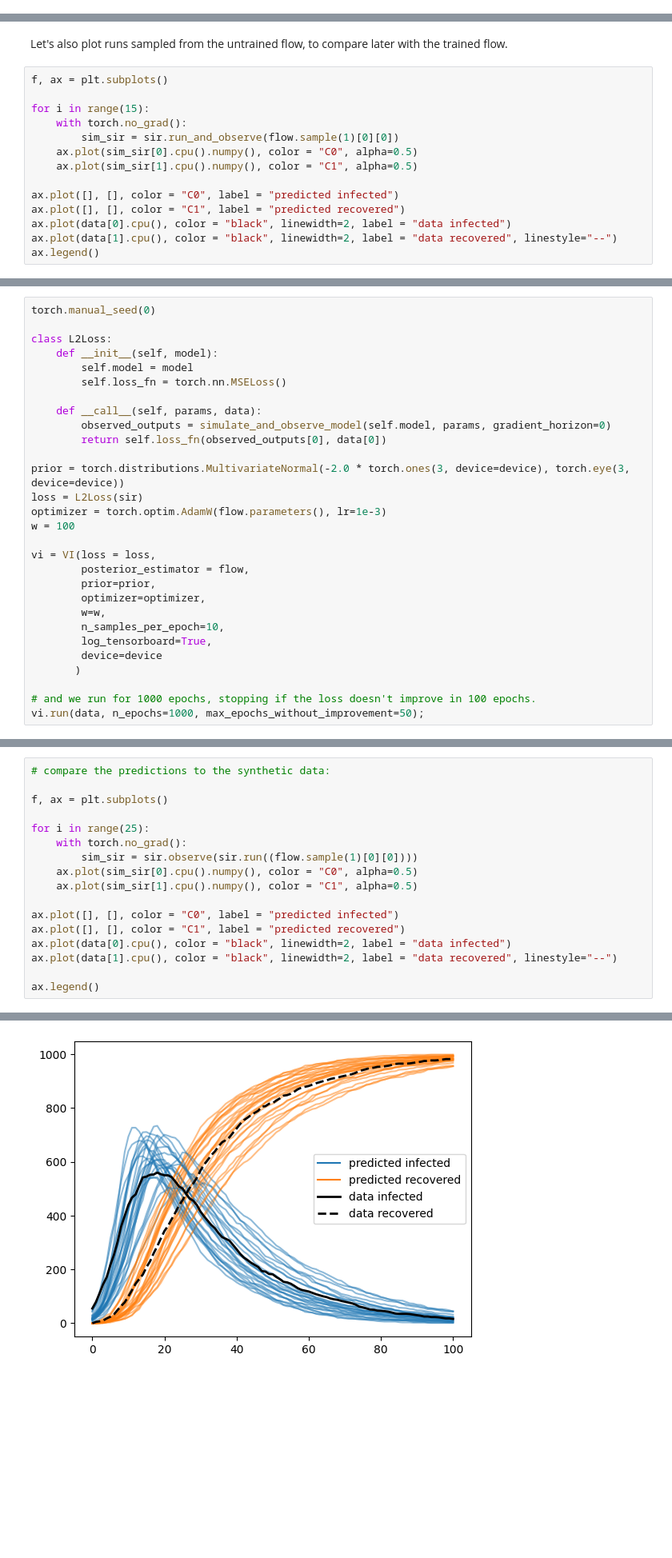
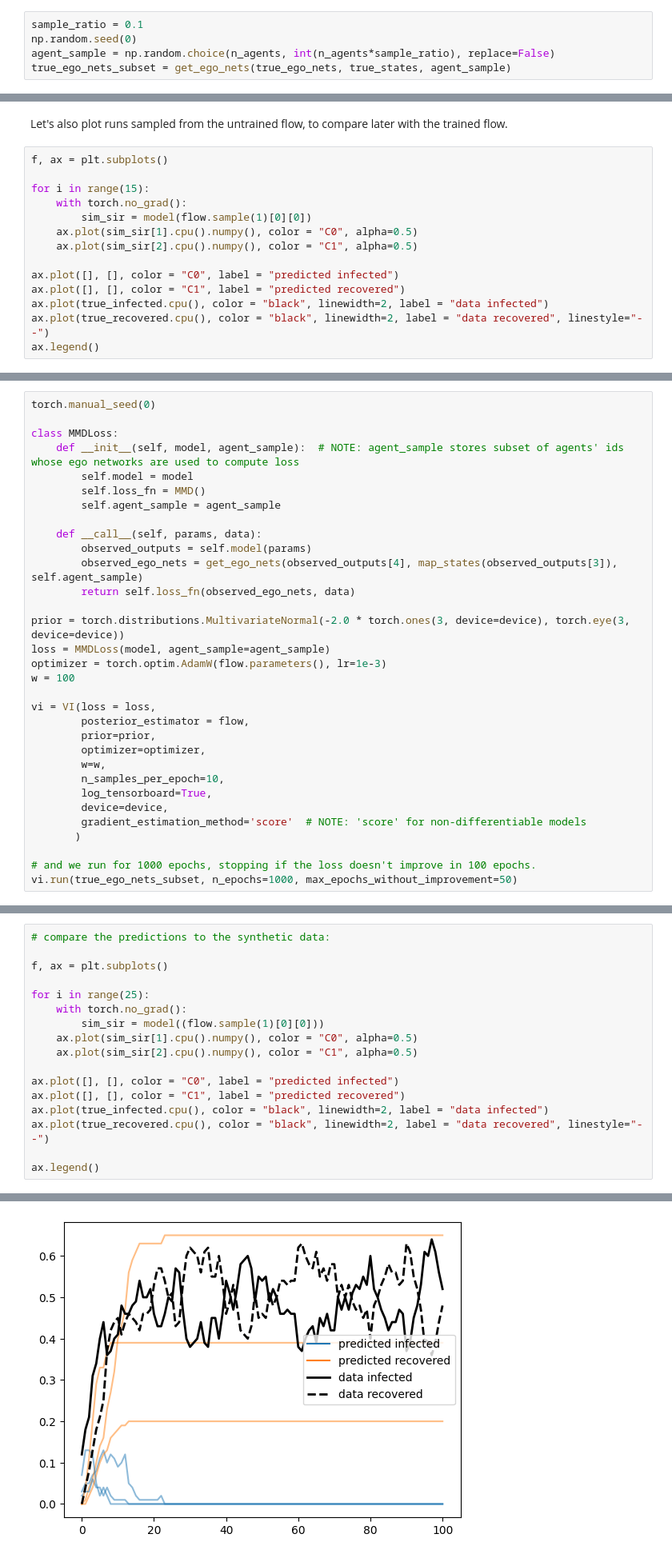
Before and after one commit to AnonyMouse3005/sir-substance-use, a Jupyter notebook: 02-SIR.ipynb, the cells around one changed output, grey strips where cells are left out. Shown at 80% size. Saved outputs shown, nothing was run; the diff lists cells and outputs as text; blank space fills up the shorter version.

```diff
--- a/02-SIR.ipynb
+++ b/02-SIR.ipynb
@@ -38,3 +65,8 @@ Wall time: 48 ms
+# %%
+sample_ratio = 0.1
+np.random.seed(0)
+agent_sample = np.random.choice(n_agents, int(n_agents*sample_ratio), replace=False)
+true_ego_nets_subset = get_ego_nets(true_ego_nets, true_states, agent_sample)
 # %%
 f, ax = plt.subplots()
 ax.plot(true_infected.cpu(), label = "active infected")
@@ -76,14 +108,14 @@ f, ax = plt.subplots()
 
 for i in range(15):
     with torch.no_grad():
-        sim_sir = sir.run_and_observe(flow.sample(1)[0][0])
-    ax.plot(sim_sir[0].cpu().numpy(), color = "C0", alpha=0.5)
-    ax.plot(sim_sir[1].cpu().numpy(), color = "C1", alpha=0.5)
+        sim_sir = model(flow.sample(1)[0][0])
+    ax.plot(sim_sir[1].cpu().numpy(), color = "C0", alpha=0.5)
+    ax.plot(sim_sir[2].cpu().numpy(), color = "C1", alpha=0.5)
 
 ax.plot([], [], color = "C0", label = "predicted infected")
 ax.plot([], [], color = "C1", label = "predicted recovered")
-ax.plot(data[0].cpu(), color = "black", linewidth=2, label = "data infected")
-ax.plot(data[1].cpu(), color = "black", linewidth=2, label = "data recovered", linestyle="--")
+ax.plot(true_infected.cpu(), color = "black", linewidth=2, label = "data infected")
+ax.plot(true_recovered.cpu(), color = "black", linewidth=2, label = "data recovered", linestyle="--")
 ax.legend()
 # %% [output]
 <matplotlib.legend.Legend at 0x...>
@@ -93,17 +149,19 @@ ax.legend()
 # %%
 torch.manual_seed(0)
 
-class L2Loss:
-    def __init__(self, model):
+class MMDLoss:
+    def __init__(self, model, agent_sample):  # NOTE: agent_sample stores subset of agents' ids whose ego networks are used to compute loss
         self.model = model
-        self.loss_fn = torch.nn.MSELoss()
+        self.loss_fn = MMD()
+        self.agent_sample = agent_sample
 
     def __call__(self, params, data):
-        observed_outputs = simulate_and_observe_model(self.model, params, gradient_horizon=0)
-        return self.loss_fn(observed_outputs[0], data[0])
+        observed_outputs = self.model(params)
+        observed_ego_nets = get_ego_nets(observed_outputs[4], map_states(observed_outputs[3]), self.agent_sample)
+        return self.loss_fn(observed_ego_nets, data)
 
 prior = torch.distributions.MultivariateNormal(-2.0 * torch.ones(3, device=device), torch.eye(3, device=device))
-loss = L2Loss(sir)
+loss = MMDLoss(model, agent_sample=agent_sample)
 optimizer = torch.optim.AdamW(flow.parameters(), lr=1e-3)
 w = 100
 
@@ -114,11 +172,12 @@ vi = VI(loss = loss,
         w=w,
         n_samples_per_epoch=10,
         log_tensorboard=True,
-        device=device
+        device=device,
+        gradient_estimation_method='score'  # NOTE: 'score' for non-differentiable models
        )
 
 # and we run for 1000 epochs, stopping if the loss doesn't improve in 100 epochs.
-vi.run(data, n_epochs=1000, max_epochs_without_improvement=50);
+vi.run(true_ego_nets_subset, n_epochs=1000, max_epochs_without_improvement=50)
 # %%
 # Let's have a look at the loss over epochs:
 
@@ -144,20 +203,20 @@ pygtc.plotGTC([samples], truths=true_parameters.cpu().numpy(), figureSize=10, pr
 # %%
 # compare the predictions to the synthetic data:
 
 f, ax = plt.subplots()
 
 for i in range(25):
     with torch.no_grad():
-        sim_sir = sir.observe(sir.run((flow.sample(1)[0][0])))
-    ax.plot(sim_sir[0].cpu().numpy(), color = "C0", alpha=0.5)
-    ax.plot(sim_sir[1].cpu().numpy(), color = "C1", alpha=0.5)
+        sim_sir = model((flow.sample(1)[0][0]))
+    ax.plot(sim_sir[1].cpu().numpy(), color = "C0", alpha=0.5)
+    ax.plot(sim_sir[2].cpu().numpy(), color = "C1", alpha=0.5)
 
 ax.plot([], [], color = "C0", label = "predicted infected")
 ax.plot([], [], color = "C1", label = "predicted recovered")
-ax.plot(data[0].cpu(), color = "black", linewidth=2, label = "data infected")
-ax.plot(data[1].cpu(), color = "black", linewidth=2, label = "data recovered", linestyle="--")
+ax.plot(true_infected.cpu(), color = "black", linewidth=2, label = "data infected")
+ax.plot(true_recovered.cpu(), color = "black", linewidth=2, label = "data recovered", linestyle="--")
 
 ax.legend()
 # %% [output]
 <matplotlib.legend.Legend at 0x...>
-[figure, old version]
+[figure, new version]
```
Also changed, not shown: parts of 12 cells of this notebook, 2 other files.
